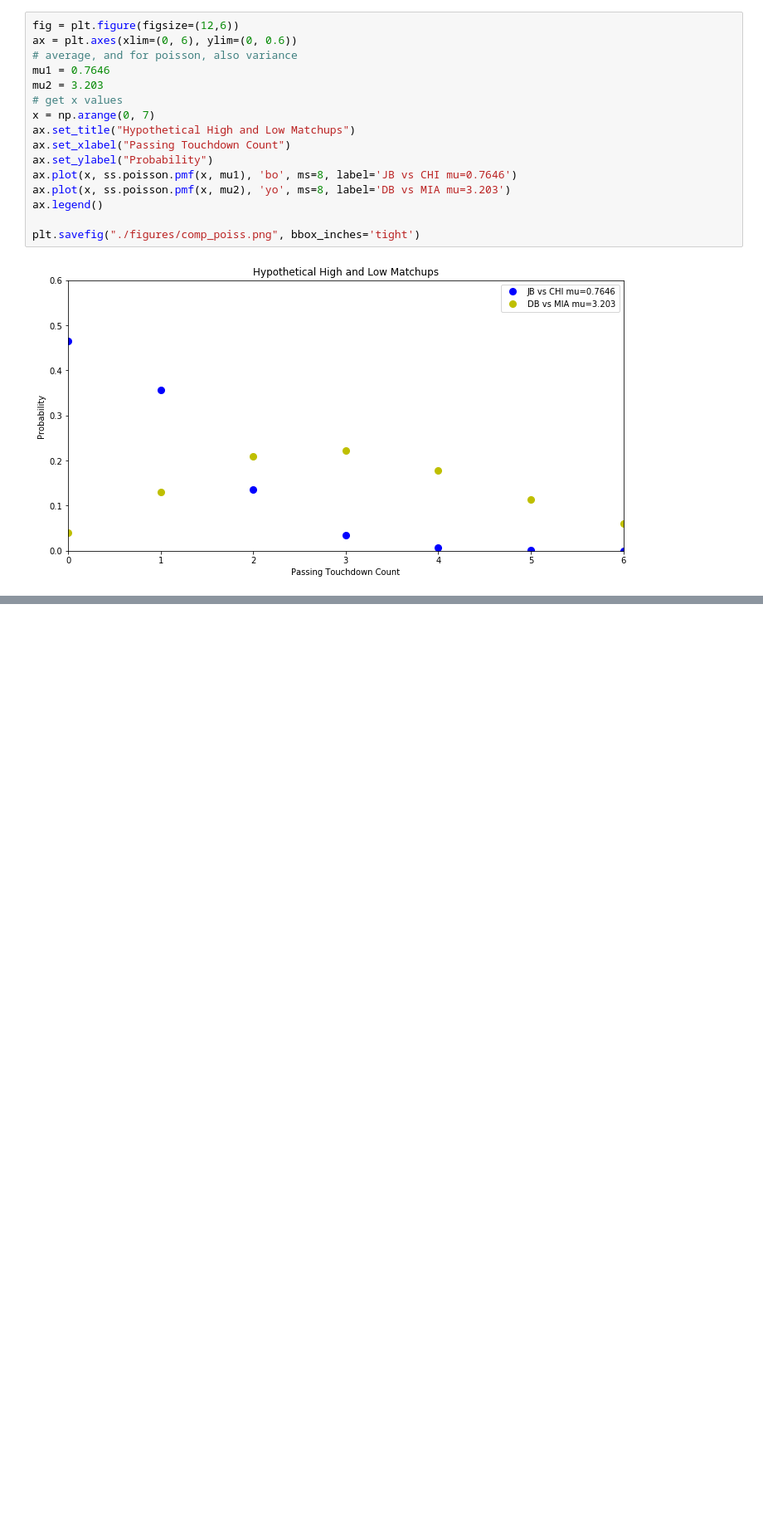
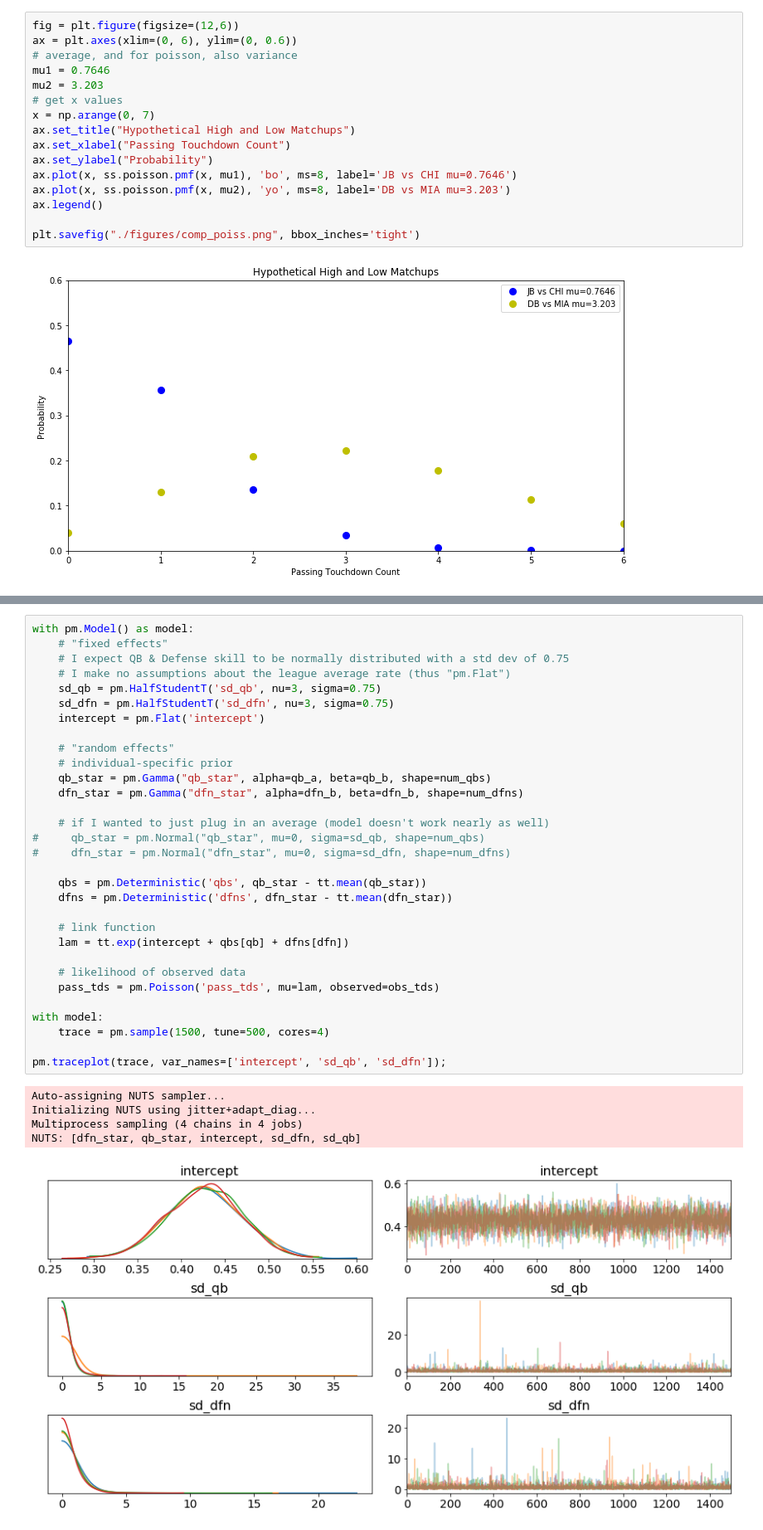
Before and after one commit to btatkinson/Poisson, a Jupyter notebook: Poisson.ipynb, the cells around one changed output, grey strips where cells are left out. Shown at 83% size. Drawn from its saved outputs; the diff is of its cells as text; blank space fills up the shorter version.

```diff
--- a/Poisson.ipynb
+++ b/Poisson.ipynb
@@ -912,0 +962,37 @@ plt.savefig("./figures/comp_poiss.png", bbox_inches='tight')
+# %%
+with pm.Model() as model:
+    # "fixed effects"
+    # I expect QB & Defense skill to be normally distributed with a std dev of 0.75
+    # I make no assumptions about the league average rate (thus "pm.Flat")
+    sd_qb = pm.HalfStudentT('sd_qb', nu=3, sigma=0.75)
+    sd_dfn = pm.HalfStudentT('sd_dfn', nu=3, sigma=0.75)
+    intercept = pm.Flat('intercept')
+
+    # "random effects"
+    # individual-specific prior
+    qb_star = pm.Gamma("qb_star", alpha=qb_a, beta=qb_b, shape=num_qbs)
+    dfn_star = pm.Gamma("dfn_star", alpha=dfn_b, beta=dfn_b, shape=num_dfns)
+
+    # if I wanted to just plug in an average (model doesn't work nearly as well)
+#     qb_star = pm.Normal("qb_star", mu=0, sigma=sd_qb, shape=num_qbs)
+#     dfn_star = pm.Normal("dfn_star", mu=0, sigma=sd_dfn, shape=num_dfns)
+
+    qbs = pm.Deterministic('qbs', qb_star - tt.mean(qb_star))
+    dfns = pm.Deterministic('dfns', dfn_star - tt.mean(dfn_star))
+
+    # link function
+    lam = tt.exp(intercept + qbs[qb] + dfns[dfn])
+
+    # likelihood of observed data
+    pass_tds = pm.Poisson('pass_tds', mu=lam, observed=obs_tds)
+
+with model:
+    trace = pm.sample(1500, tune=500, cores=4)
+
+pm.traceplot(trace, var_names=['intercept', 'sd_qb', 'sd_dfn']);
+# %% [output]
+Auto-assigning NUTS sampler...
+Initializing NUTS using jitter+adapt_diag...
+Multiprocess sampling (4 chains in 4 jobs)
+NUTS: [dfn_star, qb_star, intercept, sd_dfn, sd_qb]
+[figure, added]
```
Also changed, not shown: parts of 22 cells of this notebook.
